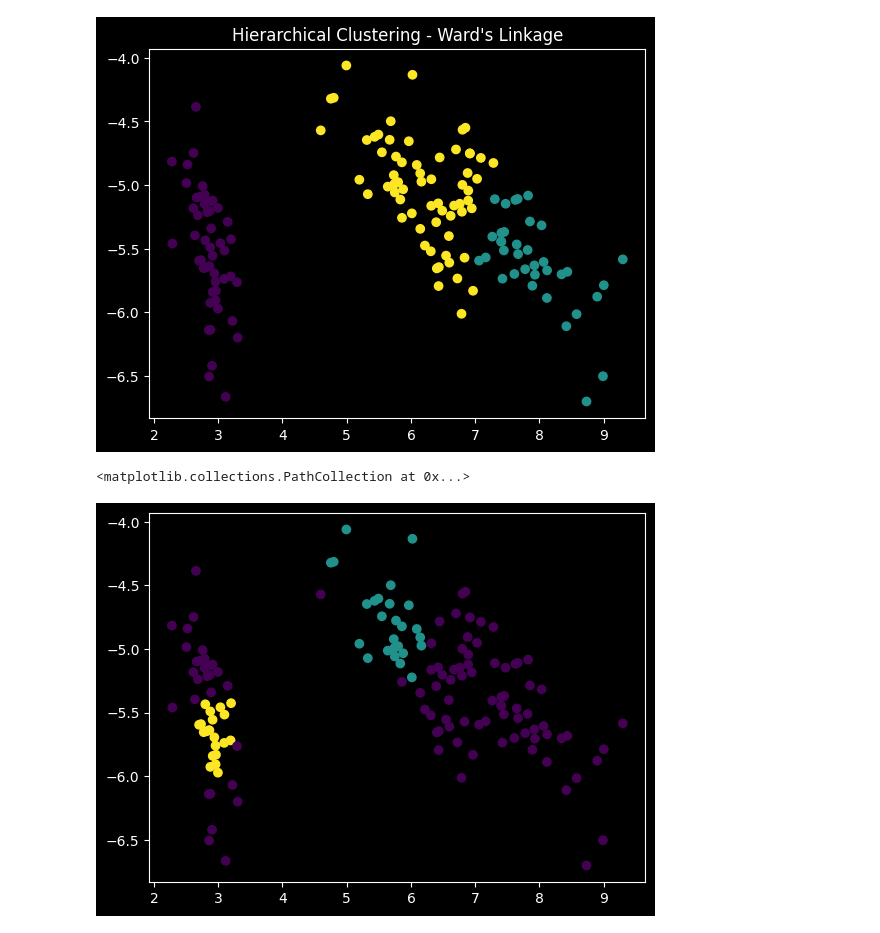
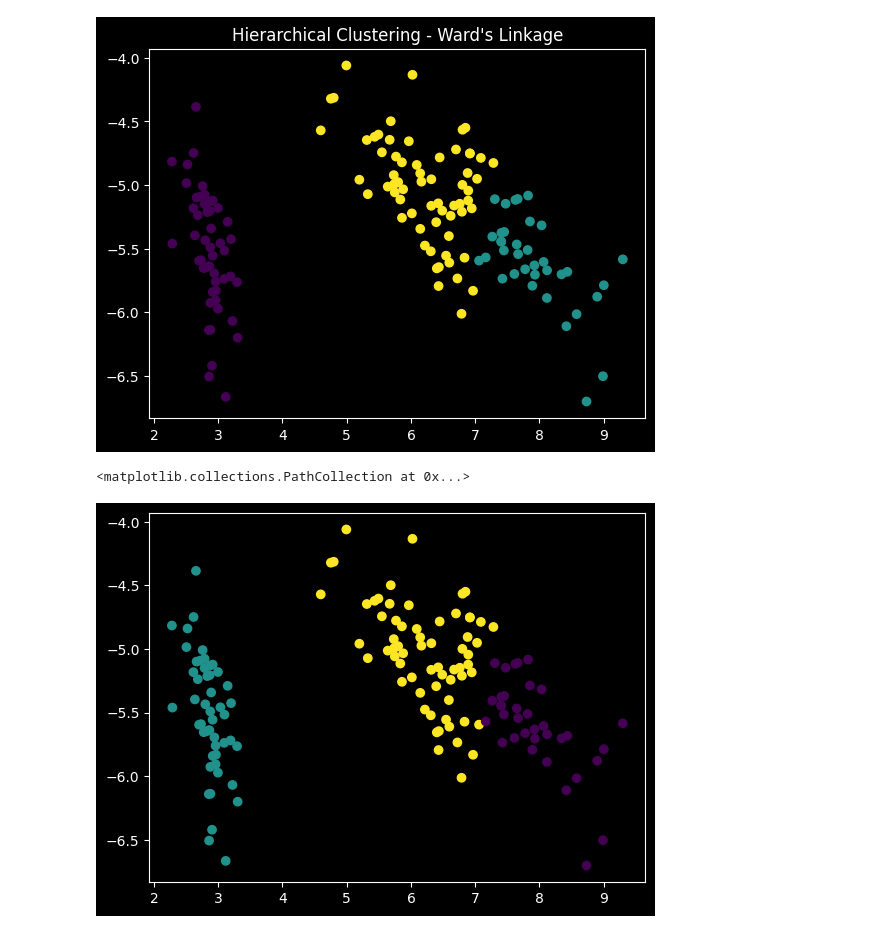
Before and after one commit to alessimichele/Unsupervised-Learning-2023, a Jupyter notebook: my_solution/Lab9.ipynb, the cells around one changed output. Cells and saved outputs as stored; diff of their text form; code cells hidden in the pictures.

```diff
--- a/my_solution/Lab9.ipynb
+++ b/my_solution/Lab9.ipynb
@@ -68,37 +68,53 @@ plt.show()
 # %%
 import numpy as np
 from sklearn.cluster import KMeans
 from sklearn.neighbors import kneighbors_graph
 from scipy.linalg import eig
 
 
-def spectral_clustering(X, n_clusters, n_neighbors=5):
+def spectral_clustering(X, n_clusters, n_neighbors=30):
     # Construct the affinity matrix
-    affinity_matrix = kneighbors_graph(
-        X, n_neighbors=n_neighbors, mode="connectivity", include_self=True
+    S = kneighbors_graph(
+        X, n_neighbors=n_neighbors, mode="distance", include_self=False
     )
-    affinity_matrix = 0.5 * (affinity_matrix + affinity_matrix.T)  # Make it symmetric
+    """print(S.toarray())
+    for i in range(S.shape[0]):
+        j=0
+        while j < i:
+            if S[i,j] != S[j,i]:
+                m = min(S[i,j], S[j,i])
+                S[i,j] = m
+                S[j,i] = m
+            j+=1
+
+    print(S.toarray())
+    #"""
+    S = 0.5 * (S + S.T)  # Make it symmetric
 
     # Compute the Laplacian matrix
-    degree_matrix = np.diag(affinity_matrix.sum(axis=1))
-    laplacian_matrix = degree_matrix - affinity_matrix
+    D = np.diag(S.sum(axis=1))
+    L = D - S
 
     # Compute the eigenvectors and eigenvalues of the Laplacian matrix
-    _, eigenvectors = eig(laplacian_matrix)
+    eigvals, eigenvectors = eig(L)
+
+    idx = np.argsort(eigvals)  # [::-1]
+    eigenvectors = eigenvectors[:, idx]
+    eigvals = eigvals[idx]
 
     # Use K-means to cluster the eigenvectors
     kmeans = KMeans(n_clusters=n_clusters)
     kmeans.fit(
-        eigenvectors[:, 1 : n_clusters + 1]
+        eigenvectors[:, :n_clusters]
     )  # Use the first k eigenvectors (excluding the first)
 
     return kmeans.labels_
 
 
 # Perform spectral clustering
 spectral_labels = spectral_clustering(data, n_clusters=3)
 
 plt.scatter(projected_data[:, 0], projected_data[:, 1], c=spectral_labels)
 # %% [output]
 <matplotlib.collections.PathCollection at 0x...>
-[figure, old version]
+[figure, new version]
```
Also changed, not shown: parts of 1 cell of this notebook.
